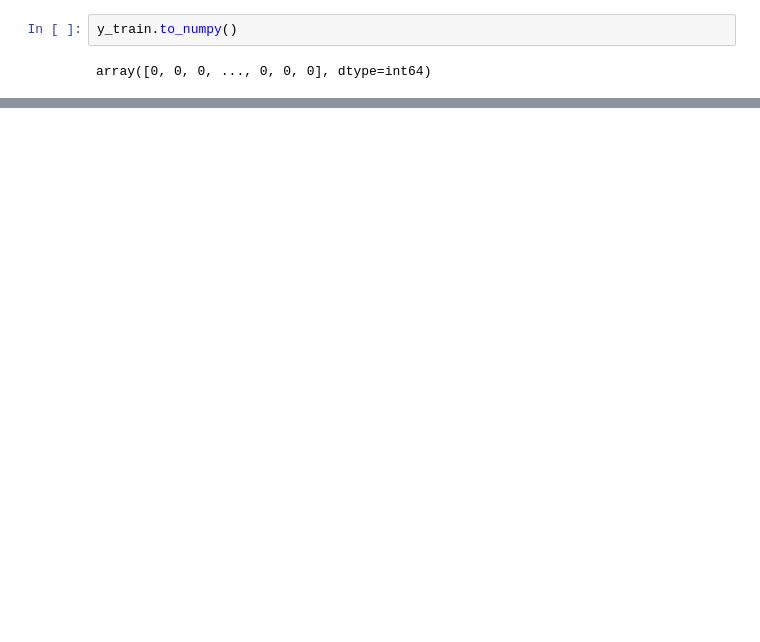
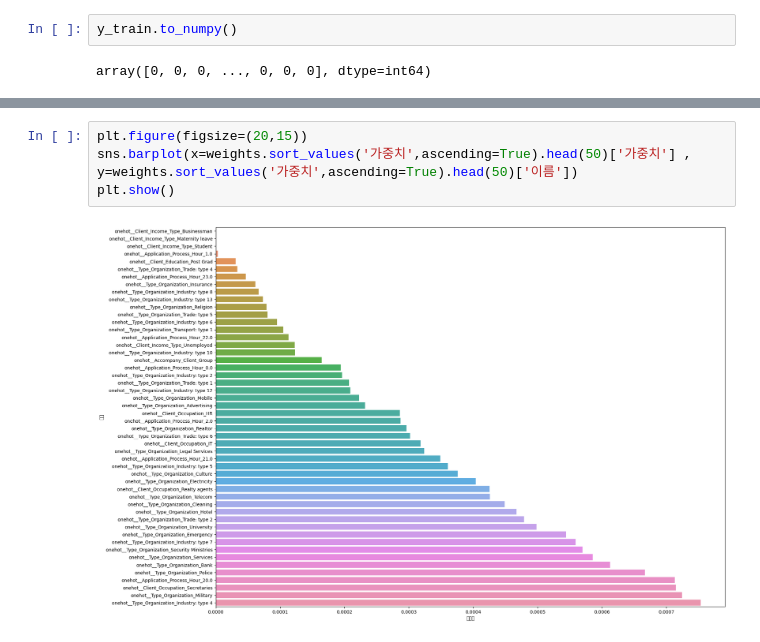
Before and after one commit to kimhyunso/semi_project, a Jupyter notebook: deep_learning.ipynb, the cells around one changed output, grey strips where cells are left out. Cells and saved outputs as stored; diff of their text form; blank space fills up the shorter version.

```diff
--- a/deep_learning.ipynb
+++ b/deep_learning.ipynb
@@ -170,0 +277,6 @@ x_cv_trans
+# %%
+plt.figure(figsize=(20,15))
+sns.barplot(x=weights.sort_values('가중치',ascending=True).head(50)['가중치'] , y=weights.sort_values('가중치',ascending=True).head(50)['이름'])
+plt.show()
+# %% [output]
+[figure, added]
```
Also changed, not shown: parts of 17 cells of this notebook, 8 other files.
